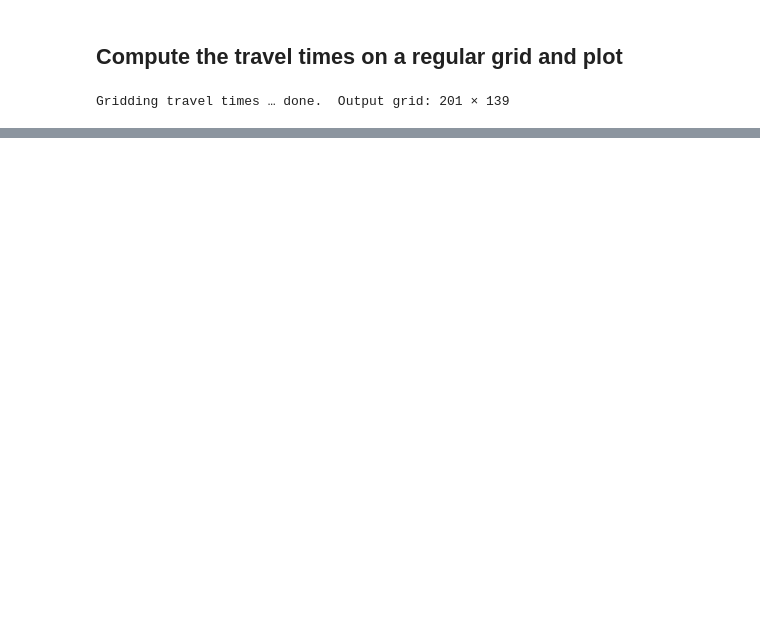
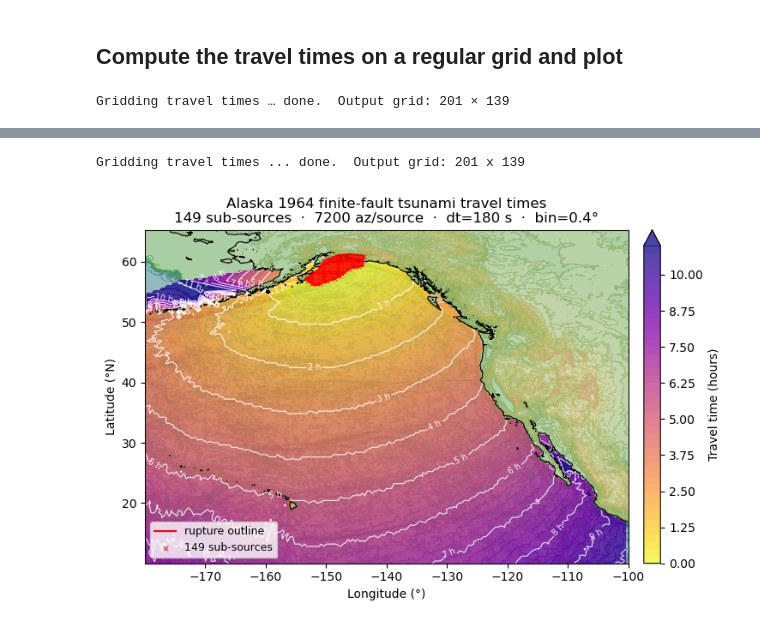
Before and after one commit to dmelgarm/TsunamiTrace, a Jupyter notebook: examples/alaska_point_vs_finite_fault.ipynb, the cells around one changed output, grey strips where cells are left out. Drawn from its saved outputs; the diff is of its cells as text; code cells hidden in the pictures; blank space fills up the shorter version.

```diff
--- a/examples/alaska_point_vs_finite_fault.ipynb
+++ b/examples/alaska_point_vs_finite_fault.ipynb
@@ -216,0 +336,60 @@ plt.show()
+# %%
+# Flatten (n_sources, n_azimuths, n_steps) → (n_sources*n_azimuths, n_steps)
+n_src, n_az, n_st = ray_lon_ff.shape
+ray_lon_flat = ray_lon_ff.reshape(n_src * n_az, n_st)
+ray_lat_flat = ray_lat_ff.reshape(n_src * n_az, n_st)
+
+print('Gridding travel times ...', end='', flush=True)
+lon_bin_ff, lat_bin_ff, travel_time_ff = tt.grid_travel_times(
+    ray_lon_flat, ray_lat_flat, DT,
+    lon_arr, lat_arr, depth_tracing,
+    bin_deg=BIN_DEG,
+)
+print(f' done.  Output grid: {len(lon_bin_ff)} x {len(lat_bin_ff)}')
+
+# ── plot ──────────────────────────────────────────────────────────────────────
+fig, ax = plt.subplots(figsize=(10, 5))
+
+norm = mcolors.TwoSlopeNorm(vmin=vmin, vcenter=0, vmax=max(vmax, 1))
+ax.contourf(lon_arr, lat_arr, depth_grid,
+            levels=50, cmap='gist_earth', norm=norm, alpha=0.5)
+ax.contour(lon_arr, lat_arr, depth_grid,
+           levels=[0], colors='k', linewidths=0.8)
+
+# Travel time filled contours
+tt_max = MAX_TIME / 3600
+cf = ax.contourf(lon_bin_ff, lat_bin_ff, travel_time_ff,
+                 levels=np.arange(0, tt_max + 0.25, 0.25),
+                 cmap='plasma_r', alpha=0.75, extend='max')
+
+# Isochrone lines every hour
+cs = ax.contour(lon_bin_ff, lat_bin_ff, travel_time_ff,
+                levels=np.arange(1, tt_max + 1, 1),
+                colors='white', linewidths=0.8, alpha=0.9)
+ax.clabel(cs, fmt='%.0f h', fontsize=7, inline=True)
+
+# Rupture polygon and sub-sources
+ax.plot(np.append(poly_lon, poly_lon[0]),
+        np.append(poly_lat, poly_lat[0]),
+        color='red', linewidth=1.5, zorder=4, label='rupture outline')
+ax.scatter(src_lons, src_lats,
+           marker='x', s=15, c='red', linewidths=0.7, zorder=5,
+           label=f'{len(src_lons)} sub-sources')
+
+ax.set_xlabel('Longitude (°)')
+ax.set_ylabel('Latitude (°N)')
+ax.set_title(
+    f'Alaska 1964 finite-fault tsunami travel times\n'
+    f'{len(src_lons)} sub-sources  ·  {len(AZIMUTHS_FF)} az/source  ·  '
+    f'dt={DT:.0f} s  ·  bin={BIN_DEG}°'
+)
+ax.set_aspect('equal')
+ax.legend(fontsize=9, loc='lower left')
+
+cbar = fig.colorbar(cf, ax=ax, fraction=0.025, pad=0.02)
+cbar.set_label('Travel time (hours)')
+plt.tight_layout()
+plt.show()
+# %% [output]
+Gridding travel times ... done.  Output grid: 201 x 139
+[figure, added]
```
Also changed, not shown: parts of 13 cells of this notebook.
